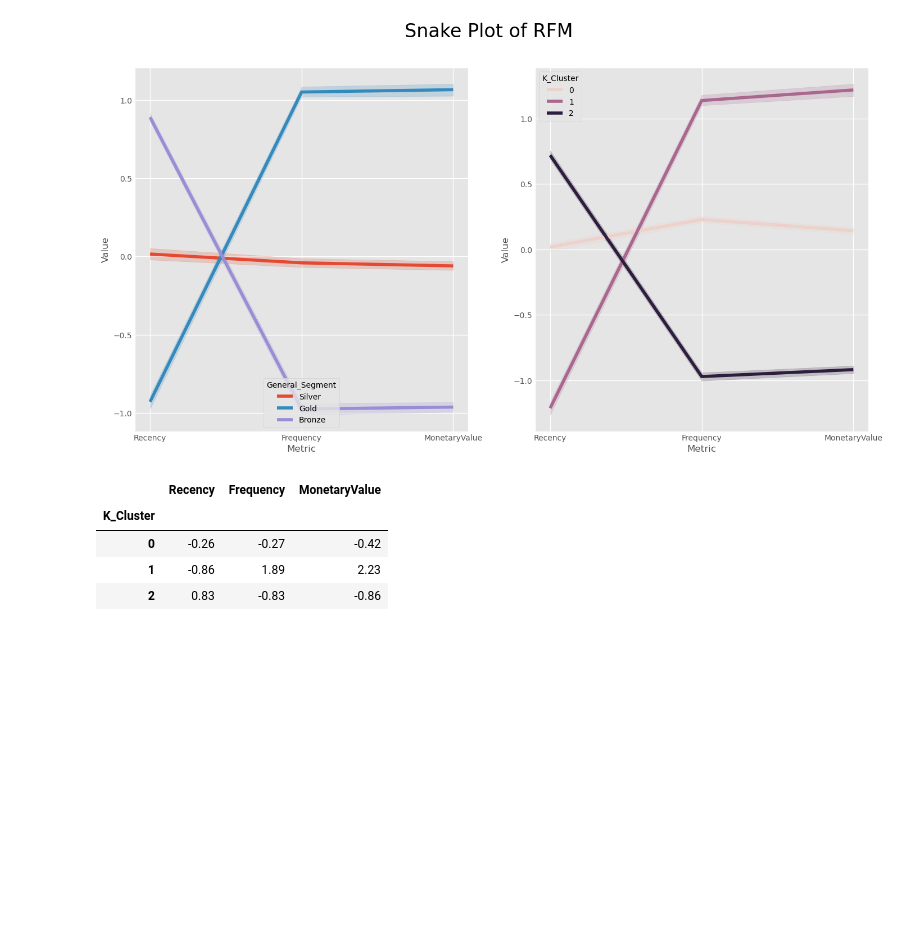
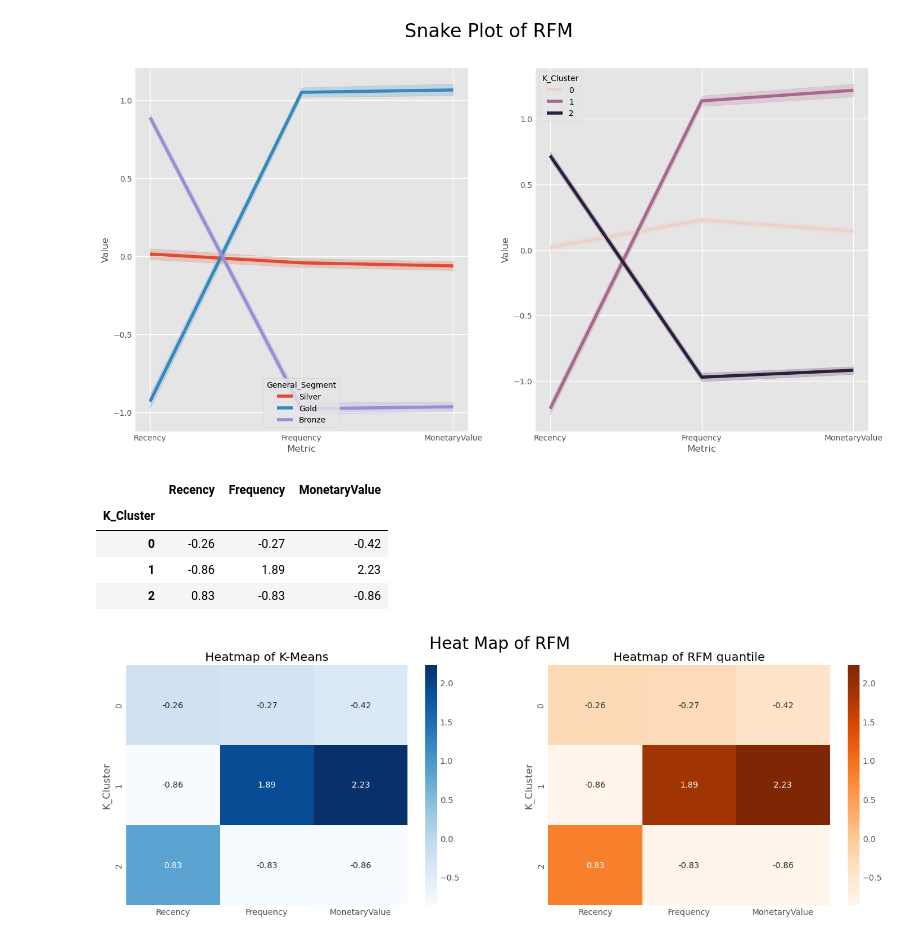
Before and after one commit to Ananth-ajs/RFM-COHORT-ANALYSIS, a Jupyter notebook: cohorts.ipynb, the cells around one changed output. Cells and saved outputs as stored; diff of their text form; code cells hidden in the pictures; blank space fills up the shorter version.

```diff
--- a/cohorts.ipynb
+++ b/cohorts.ipynb
@@ -661,3 +661,39 @@ relative_imp.round(2)
 | 0 | -0.26 | -0.27 | -0.42 |
 | 1 | -0.86 | 1.89 | 2.23 |
 | 2 | 0.83 | -0.83 | -0.86 |
+# %%
+# Heatmap with RFM
+
+f, (ax1, ax2) = plt.subplots(1, 2, figsize=(15, 5))
+
+sns.heatmap(
+    data=relative_imp,
+    annot=True,
+    fmt='.2f',
+    cmap='Blues',
+    ax=ax1
+)
+
+ax1.set(title="Heatmap of K-Means")
+
+
+# Heatmap with RFM
+
+sns.heatmap(
+    data=relative_imp,
+    cmap='Oranges',
+    fmt='.2f',
+    annot=True,
+    ax=ax2
+)
+
+ax2.set(title="Heatmap of RFM quantile")
+
+
+# Main title
+
+plt.suptitle('Heat Map of RFM', fontsize=20)
+
+plt.show()
+# %% [output]
+[figure, added]
```
